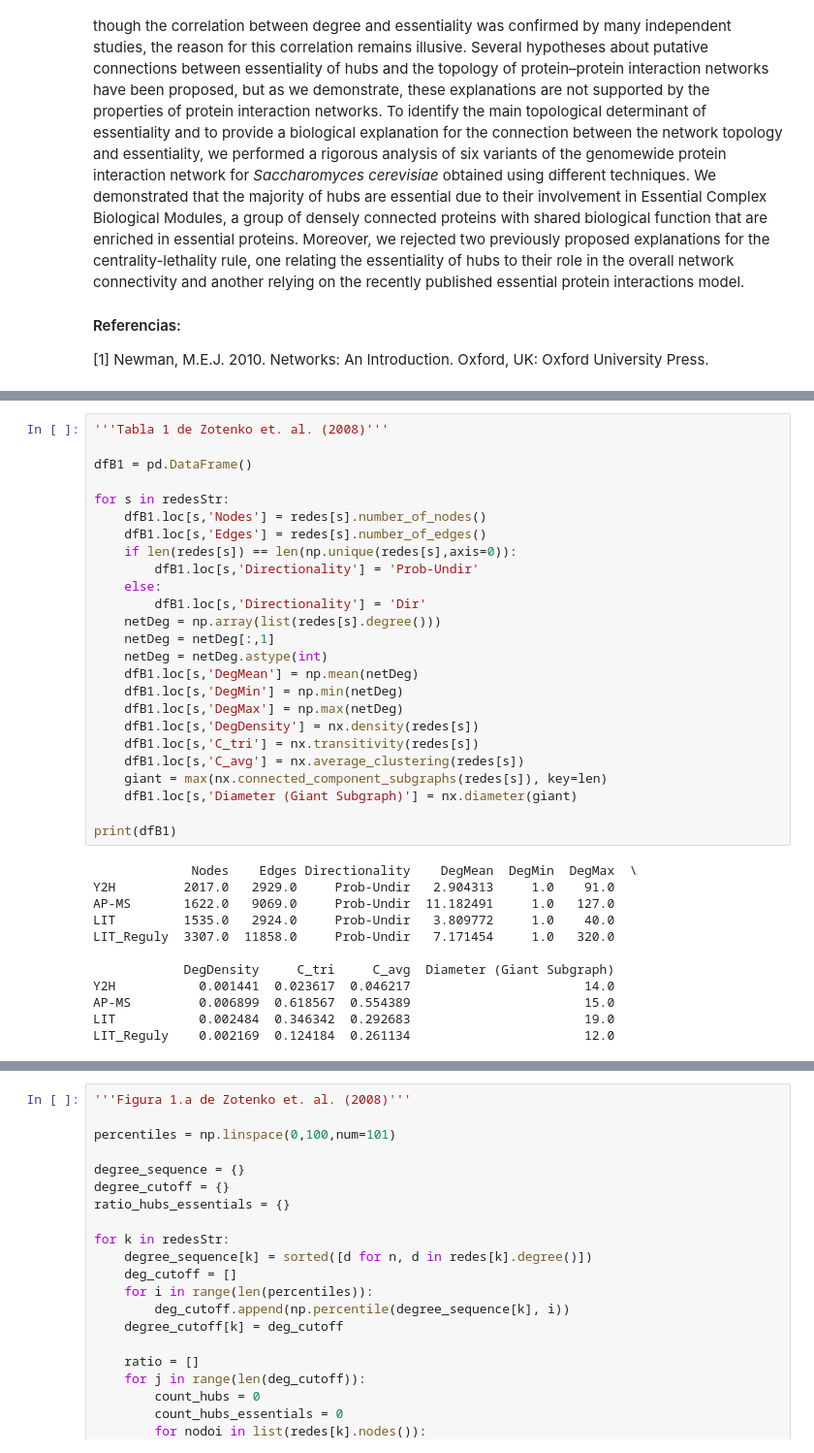
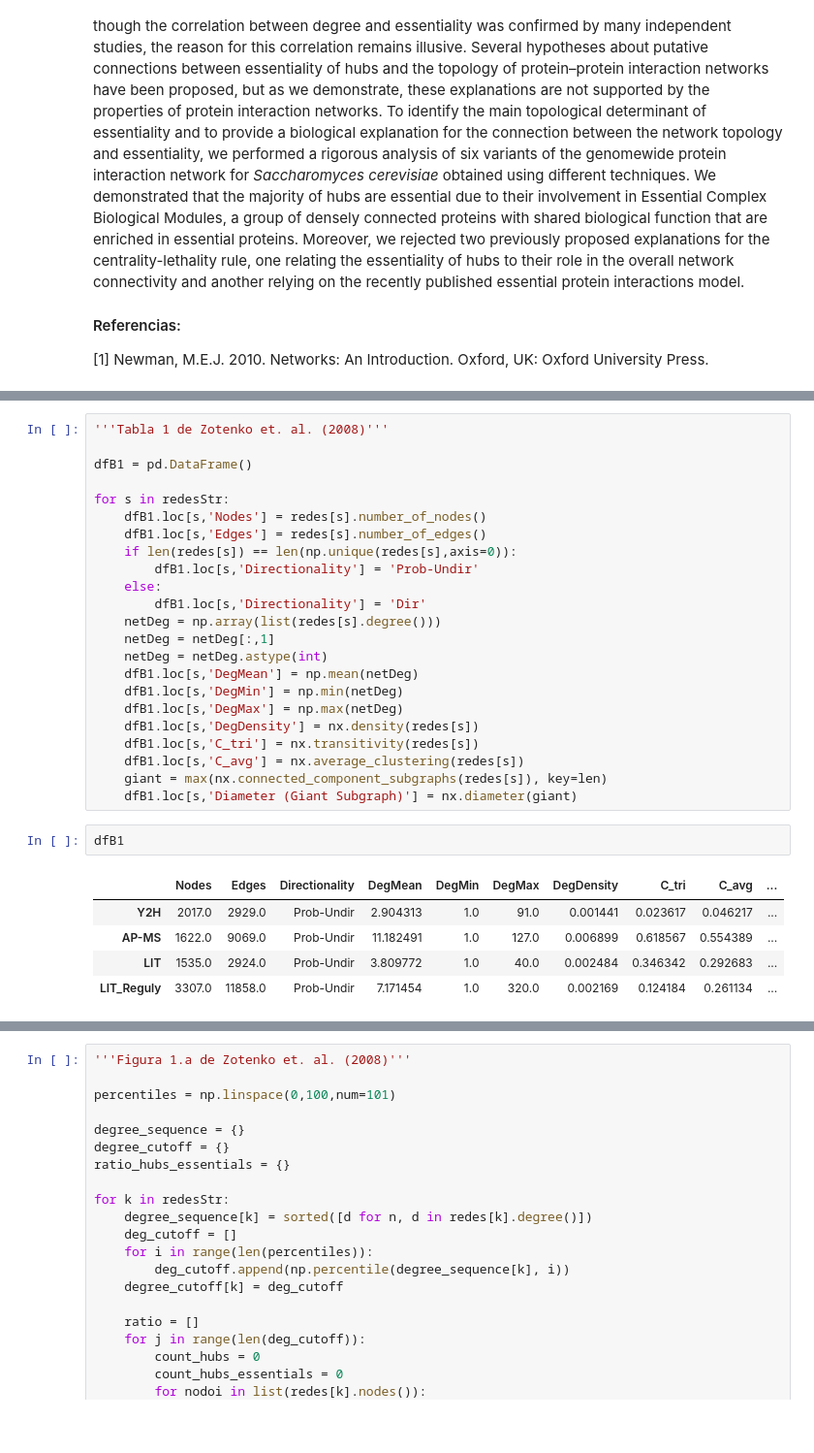
Before and after one commit to helimaga/Redes2018, a Jupyter notebook: TC2/TC2.ipynb, the cells around one changed output, grey strips where cells are left out. Shown at 97% size. Saved outputs shown, nothing was run; the diff lists cells and outputs as text; blank space fills up the shorter version.

```diff
--- a/TC2/TC2.ipynb
+++ b/TC2/TC2.ipynb
@@ -219,17 +200,11 @@ for s in redesStr:
 	dfB1.loc[s,'C_avg'] = nx.average_clustering(redes[s])
 	giant = max(nx.connected_component_subgraphs(redes[s]), key=len)
 	dfB1.loc[s,'Diameter (Giant Subgraph)'] = nx.diameter(giant)
-
-print(dfB1)
-# %% [output]
-             Nodes    Edges Directionality    DegMean  DegMin  DegMax  \
-Y2H         2017.0   2929.0     Prob-Undir   2.904313     1.0    91.0
-AP-MS       1622.0   9069.0     Prob-Undir  11.182491     1.0   127.0
-LIT         1535.0   2924.0     Prob-Undir   3.809772     1.0    40.0
-LIT_Reguly  3307.0  11858.0     Prob-Undir   7.171454     1.0   320.0
-
-            DegDensity     C_tri     C_avg  Diameter (Giant Subgraph)
-Y2H           0.001441  0.023617  0.046217                       14.0
-AP-MS         0.006899  0.618567  0.554389                       15.0
-LIT           0.002484  0.346342  0.292683                       19.0
-LIT_Reguly    0.002169  0.124184  0.261134                       12.0
+# %%
+dfB1
+# %% [output]
+|  | Nodes | Edges | Directionality | DegMean | DegMin | DegMax | DegDensity | C_tri | C_avg | ... |
+| Y2H | 2017.0 | 2929.0 | Prob-Undir | 2.904313 | 1.0 | 91.0 | 0.001441 | 0.023617 | 0.046217 | ... |
+| AP-MS | 1622.0 | 9069.0 | Prob-Undir | 11.182491 | 1.0 | 127.0 | 0.006899 | 0.618567 | 0.554389 | ... |
+| LIT | 1535.0 | 2924.0 | Prob-Undir | 3.809772 | 1.0 | 40.0 | 0.002484 | 0.346342 | 0.292683 | ... |
+| LIT_Reguly | 3307.0 | 11858.0 | Prob-Undir | 7.171454 | 1.0 | 320.0 | 0.002169 | 0.124184 | 0.261134 | ... |
```
Also changed, not shown: parts of 5 cells of this notebook, 1 other file.
